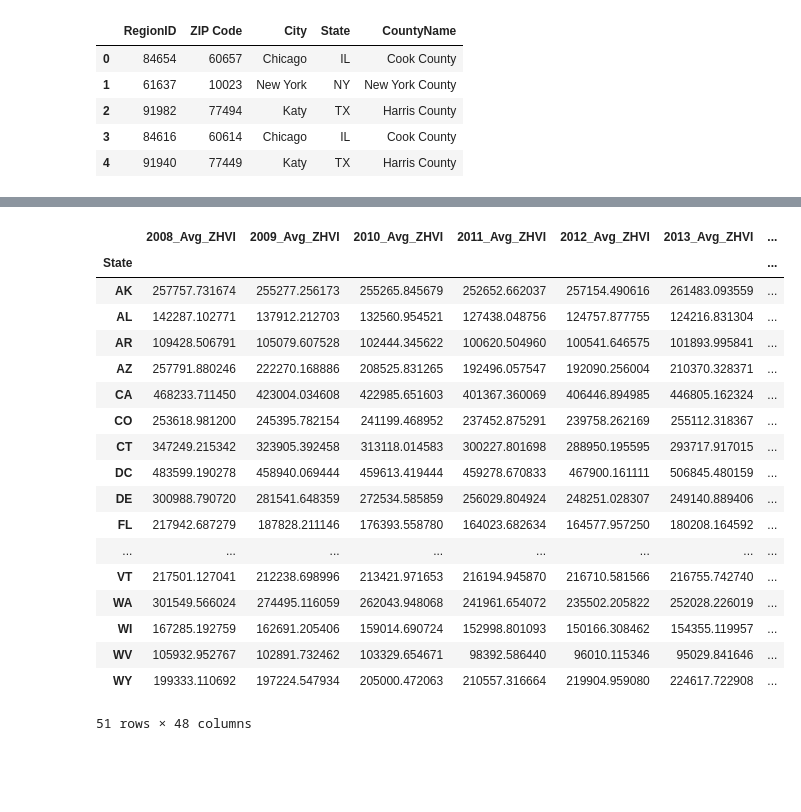
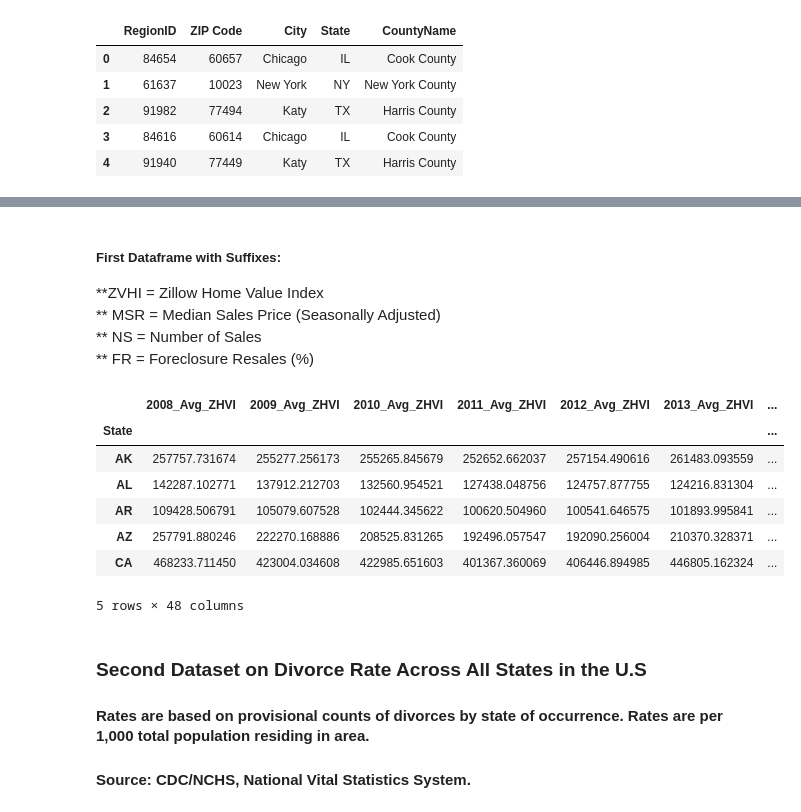
Before and after one commit to cmarchini19/US-Housing-Market-Analysis, a Jupyter notebook: tolu.ipynb, the cells around one changed output, grey strips where cells are left out. Cells and saved outputs as stored; diff of their text form; code cells hidden in the pictures; blank space fills up the shorter version.

```diff
--- a/tolu.ipynb
+++ b/tolu.ipynb
@@ -143,16 +121,20 @@ main_data.head()
 # %%
+# Function to get mean of the columns from minimum month and year to maximum month and year with different suffixes
+# Used regular expressions
 def findavg(data,year,suffix):
     x = []
     for i in data.columns:
+        # Find all words matching the year and suffix and append to x
         y = (re.findall(f'^{year}-([0-9][0-9])_{suffix}',i))
         [x.append(int(i)) for i in y]
     min_col = data.columns.get_loc(f"{year}-{min(x):02d}_{suffix}")
     max_col = data.columns.get_loc(f"{year}-{max(x):02d}_{suffix}")
     data[f"{year}_Avg_{suffix}"] = data.iloc[:,min_col:max_col+1].mean(axis=1)
-    return data[f"{year}_AVG_{suffix}"]
+    return data[f"{year}_Avg_{suffix}"]
 # %%
-new_data = main_data[['RegionID', 'ZIP Code', 'City', 'State', 'CountyName']]
-new_data.head()
+# Grabbed the 'RegionID', 'ZIP Code', 'City', 'State', 'CountyName' columns from main_data
+new_main_data = main_data[['RegionID', 'ZIP Code', 'City', 'State', 'CountyName']]
+new_main_data.head()
 # %% [output]
 |  | RegionID | ZIP Code | City | State | CountyName |
 | 0 | 84654 | 60657 | Chicago | IL | Cook County |
@@ -161,9 +143,11 @@ new_data.head()
 | 3 | 84616 | 60614 | Chicago | IL | Cook County |
 | 4 | 91940 | 77449 | Katy | TX | Harris County |
 # %%
+#Join all suffixes across different years to new_main_data
 years = [i for i in range(2008,2020,1)]
 suffixes = ["ZHVI","MSR","NS","FR"]
 
-for suffix in suffixes:
-    for year in years:
-        new_data = main_data.join(findavg(main_data,year,suffix))
+for year in years:
+    for suffix in suffixes:
+        new_main_data = new_main_data.join(findavg(main_data,year,suffix))
+new_main_data.head()
@@ -170 +162,8 @@ for suffix in suffixes:
+# %% [markdown]
+##### First Dataframe with Suffixes:
+
+**ZVHI = Zillow Home Value Index
+** MSR = Median Sales Price (Seasonally Adjusted)
+** NS = Number of Sales
+** FR = Foreclosure Resales (%)
 # %%
@@ -173,33 +172,28 @@ main_data.to_csv("Output/main_data.csv", index=False, header=True)
 # %%
-state_data =new_data[
+# Group the data by State and agrregated them by there mean across the zipcodes.
+state_data = new_main_data[
                      ['State', '2008_Avg_ZHVI','2009_Avg_ZHVI', '2010_Avg_ZHVI', '2011_Avg_ZHVI',
                       '2012_Avg_ZHVI', '2013_Avg_ZHVI', '2014_Avg_ZHVI', '2015_Avg_ZHVI', '2016_Avg_ZHVI',
                       '2017_Avg_ZHVI', '2018_Avg_ZHVI', '2019_Avg_ZHVI', '2008_Avg_MSR','2009_Avg_MSR',
                       '2010_Avg_MSR', '2011_Avg_MSR', '2012_Avg_MSR','2013_Avg_MSR', '2014_Avg_MSR',
                       '2015_Avg_MSR', '2016_Avg_MSR','2017_Avg_MSR', '2018_Avg_MSR', '2019_Avg_MSR',
                       '2008_Avg_NS','2009_Avg_NS', '2010_Avg_NS', '2011_Avg_NS', '2012_Avg_NS','2013_Avg_NS',
                       '2014_Avg_NS', '2015_Avg_NS', '2016_Avg_NS','2017_Avg_NS', '2018_Avg_NS', '2019_Avg_NS',
                       '2008_Avg_FR', '2009_Avg_FR', '2010_Avg_FR', '2011_Avg_FR', '2012_Avg_FR','2013_Avg_FR',
                       '2014_Avg_FR', '2015_Avg_FR', '2016_Avg_FR','2017_Avg_FR', '2018_Avg_FR', '2019_Avg_FR']
-                    ].groupby("State").mean()
-state_data
+                    ]\
+                        .groupby("State").mean()
+state_data.head()
 # %% [output]
 |  | 2008_Avg_ZHVI | 2009_Avg_ZHVI | 2010_Avg_ZHVI | 2011_Avg_ZHVI | 2012_Avg_ZHVI | 2013_Avg_ZHVI | ... |
 | State |  |  |  |  |  |  | ... |
 | AK | 257757.731674 | 255277.256173 | 255265.845679 | 252652.662037 | 257154.490616 | 261483.093559 | ... |
 | AL | 142287.102771 | 137912.212703 | 132560.954521 | 127438.048756 | 124757.877755 | 124216.831304 | ... |
 | AR | 109428.506791 | 105079.607528 | 102444.345622 | 100620.504960 | 100541.646575 | 101893.995841 | ... |
 | AZ | 257791.880246 | 222270.168886 | 208525.831265 | 192496.057547 | 192090.256004 | 210370.328371 | ... |
 | CA | 468233.711450 | 423004.034608 | 422985.651603 | 401367.360069 | 406446.894985 | 446805.162324 | ... |
-| CO | 253618.981200 | 245395.782154 | 241199.468952 | 237452.875291 | 239758.262169 | 255112.318367 | ... |
-| CT | 347249.215342 | 323905.392458 | 313118.014583 | 300227.801698 | 288950.195595 | 293717.917015 | ... |
-| DC | 483599.190278 | 458940.069444 | 459613.419444 | 459278.670833 | 467900.161111 | 506845.480159 | ... |
-| DE | 300988.790720 | 281541.648359 | 272534.585859 | 256029.804924 | 248251.028307 | 249140.889406 | ... |
-| FL | 217942.687279 | 187828.211146 | 176393.558780 | 164023.682634 | 164577.957250 | 180208.164592 | ... |
-| ... | ... | ... | ... | ... | ... | ... | ... |
-| VT | 217501.127041 | 212238.698996 | 213421.971653 | 216194.945870 | 216710.581566 | 216755.742740 | ... |
-| WA | 301549.566024 | 274495.116059 | 262043.948068 | 241961.654072 | 235502.205822 | 252028.226019 | ... |
-| WI | 167285.192759 | 162691.205406 | 159014.690724 | 152998.801093 | 150166.308462 | 154355.119957 | ... |
-| WV | 105932.952767 | 102891.732462 | 103329.654671 | 98392.586440 | 96010.115346 | 95029.841646 | ... |
-| WY | 199333.110692 | 197224.547934 | 205000.472063 | 210557.316664 | 219904.959080 | 224617.722908 | ... |
-51 rows × 48 columns
+5 rows × 48 columns
+# %% [markdown]
+### Second Dataset on Divorce Rate Across All States in the U.S
+#### Rates are based on provisional counts of divorces by state of occurrence.  Rates are per 1,000 total population residing in area.
+#### Source: CDC/NCHS, National Vital Statistics System.
```
Also changed, not shown: parts of 34 cells of this notebook, 13 other files.
